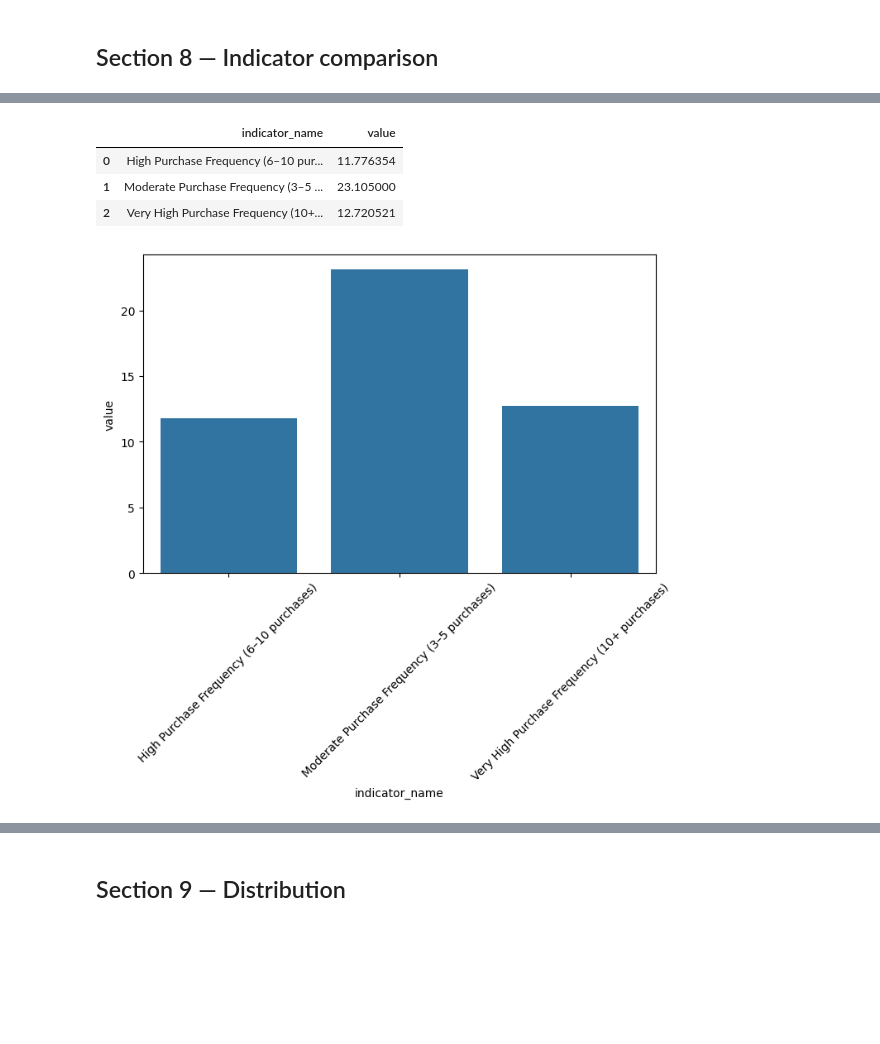
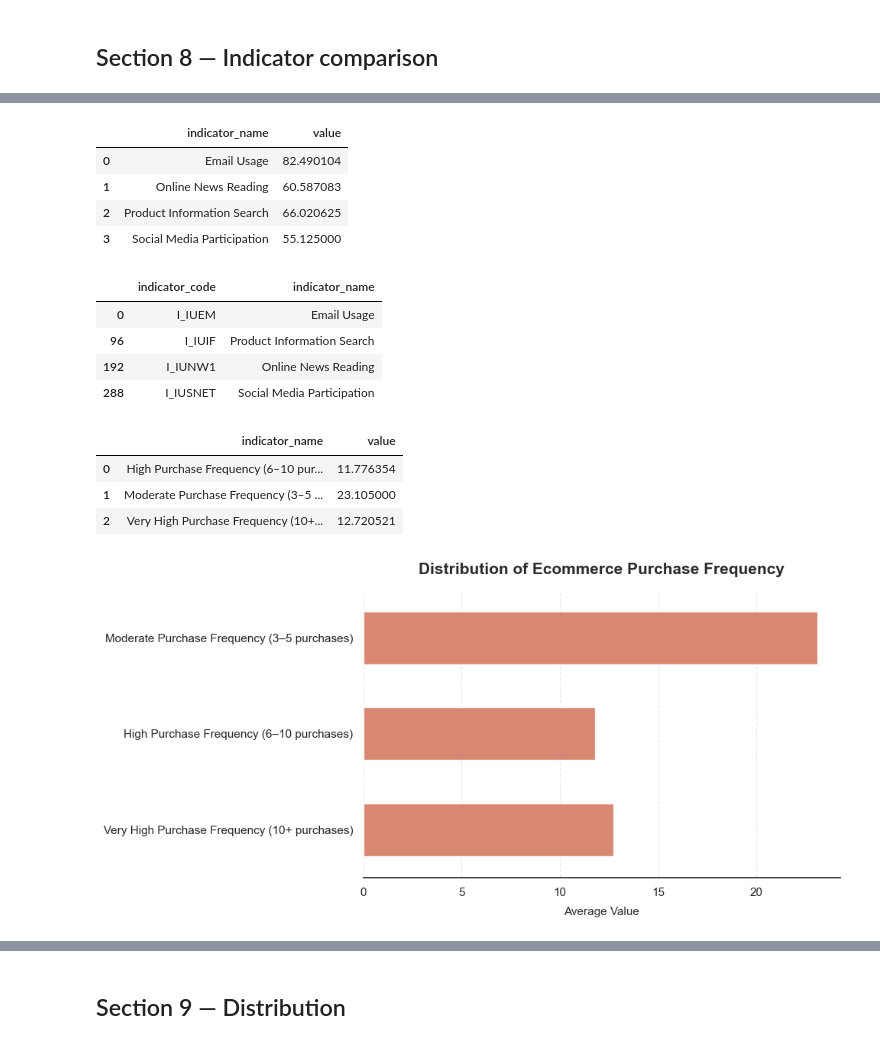
Before and after one commit to CodeCookieNoor/germany-digital-behavior-analysis, a Jupyter notebook: notebooks/02_eda.ipynb, the cells around one changed output, grey strips where cells are left out. Saved outputs shown, nothing was run; the diff lists cells and outputs as text; code cells hidden in the pictures; blank space fills up the shorter version.

```diff
--- a/notebooks/02_eda.ipynb
+++ b/notebooks/02_eda.ipynb
@@ -615,3 +814,19 @@ plt.show()
+# %%
+sm_indicator
+# %% [output]
+|  | indicator_name | value |
+| 0 | Email Usage | 82.490104 |
+| 1 | Online News Reading | 60.587083 |
+| 2 | Product Information Search | 66.020625 |
+| 3 | Social Media Participation | 55.125000 |
+# %%
+sm[['indicator_code','indicator_name']].drop_duplicates().sort_values('indicator_code')
+# %% [output]
+|  | indicator_code | indicator_name |
+| 0 | I_IUEM | Email Usage |
+| 96 | I_IUIF | Product Information Search |
+| 192 | I_IUNW1 | Online News Reading |
+| 288 | I_IUSNET | Social Media Participation |
 # %%
 ec_indicator = ec.groupby(
 'indicator_name'
@@ -624,16 +839,44 @@ ec_indicator
 | 1 | Moderate Purchase Frequency (3–5 ... | 23.105000 |
 | 2 | Very High Purchase Frequency (10+... | 12.720521 |
 # %%
-plt.figure(figsize=(8,5))
+import matplotlib.pyplot as plt
+import seaborn as sns
 
+# 1. Clean background style
+sns.set_theme(style="white")
+plt.figure(figsize=(10, 5))
+
+# 2. CRITICAL: Manually force the logical, sequential order of intensity
+logical_order = [
+    'Moderate Purchase Frequency (3–5 purchases)',
+    'High Purchase Frequency (6–10 purchases)',
+    'Very High Purchase Frequency (10+ purchases)'
+]
+
+# 3. Create a horizontal bar chart
 sns.barplot(
-data=ec_indicator,
-x='indicator_name',
-y='value'
+    data=ec_indicator,
+    x='value',
+    y='indicator_name',
+    order=logical_order,   # Enforces the natural sequential order
+    color='#e76f51',       # Warm coral hex code
+    alpha=0.9,
+    width=0.55             # Adds balanced breathing room between bars
 )
 
-plt.xticks(rotation=45)
+# 4. Subtle scale gridlines
+plt.grid(axis='x', linestyle='--', alpha=0.4, color='#cccccc')
 
+# 5. Clean, professional text hierarchy
+plt.title('Distribution of Ecommerce Purchase Frequency', fontsize=15, fontweight='bold', pad=15, color='#2b2b2b')
+plt.xlabel('Average Value', fontsize=11, labelpad=8, color='#2b2b2b')
+plt.ylabel('')  # Drop the redundant 'indicator_name' label entirely
+
+# 6. Remove harsh borders
+sns.despine(left=True, bottom=False)
+
+# Auto-adjust so your long category labels don't get cut off on the left margin
+plt.tight_layout()
 plt.show()
 # %% [output]
-[figure, old version]
+[figure, new version]
```
Also changed, not shown: parts of 43 cells of this notebook, 1 other file.
